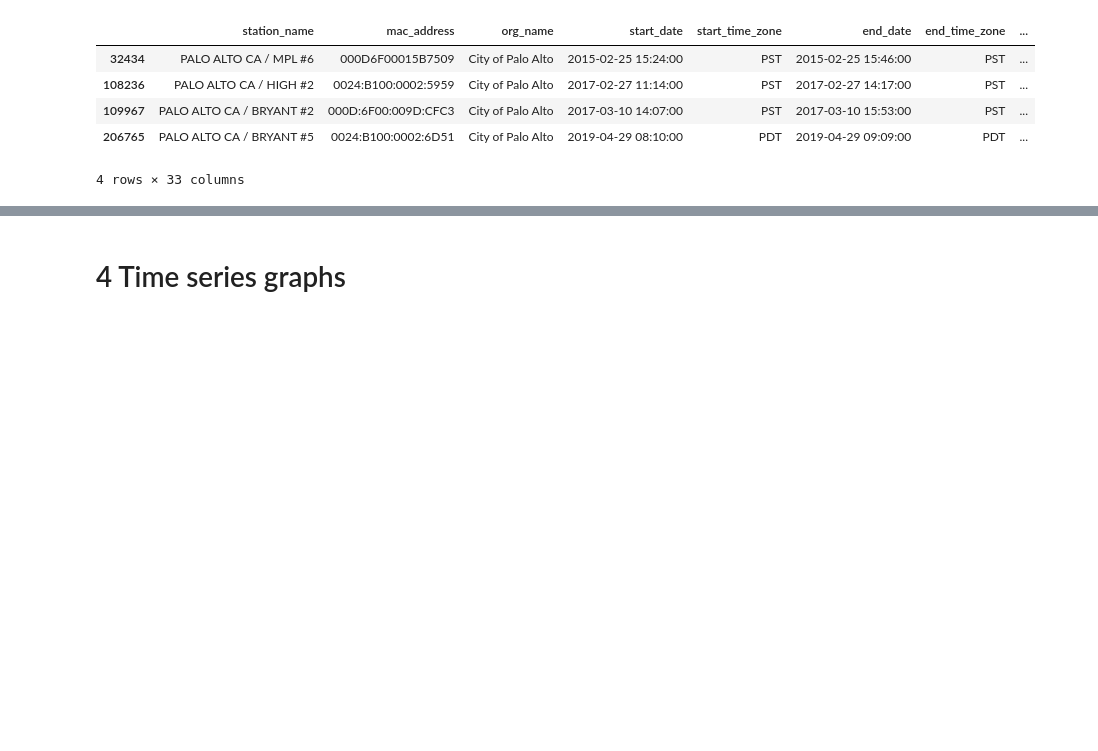
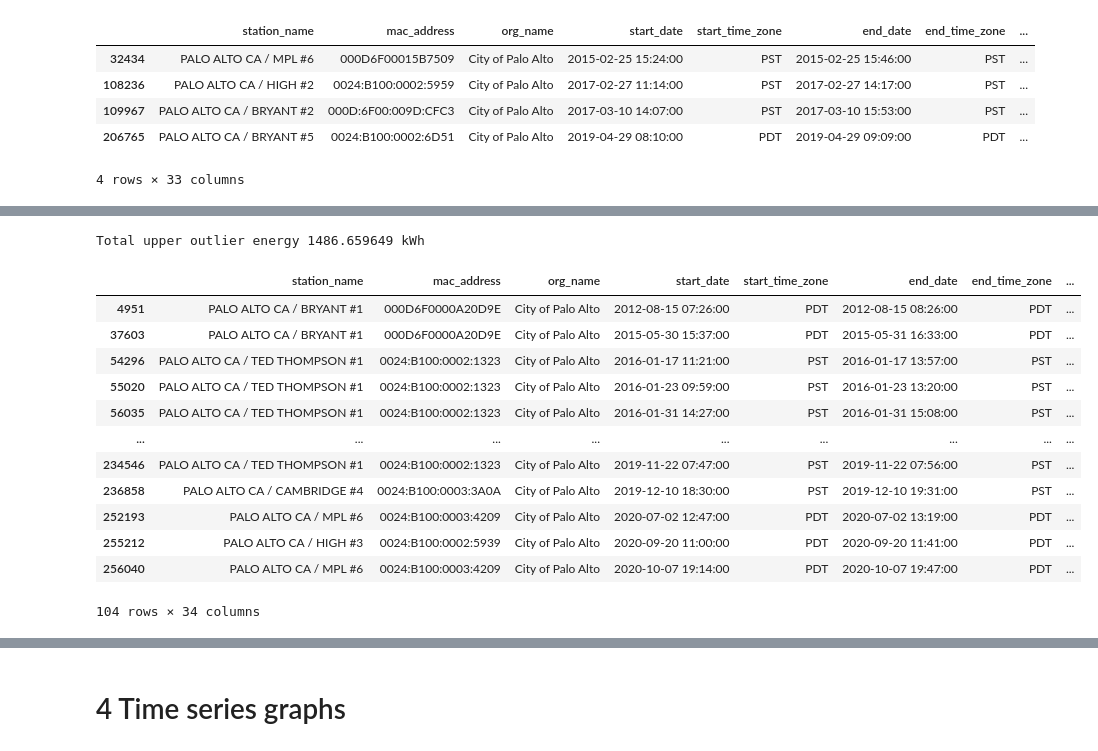
Before and after one commit to CammN/ev_load_fc, a Jupyter notebook: notebooks/01_EV_EDA.ipynb, the cells around one changed output, grey strips where cells are left out. Saved outputs shown, nothing was run; the diff lists cells and outputs as text; code cells hidden in the pictures; blank space fills up the shorter version.

```diff
--- a/notebooks/01_EV_EDA.ipynb
+++ b/notebooks/01_EV_EDA.ipynb
@@ -169,0 +225,19 @@ print(MAD_dict)
+# %%
+upper_kw = 8
+print(f"Total upper outlier energy {ev_data[ev_data['charger_kw']>upper_kw]['energy'].sum()} kWh")
+display(ev_data[ev_data['charger_kw']>upper_kw])
+# %% [output]
+Total upper outlier energy 1486.659649 kWh
+|  | station_name | mac_address | org_name | start_date | start_time_zone | end_date | end_time_zone | ... |
+| 4951 | PALO ALTO CA / BRYANT #1 | 000D6F0000A20D9E | City of Palo Alto | 2012-08-15 07:26:00 | PDT | 2012-08-15 08:26:00 | PDT | ... |
+| 37603 | PALO ALTO CA / BRYANT #1 | 000D6F0000A20D9E | City of Palo Alto | 2015-05-30 15:37:00 | PDT | 2015-05-31 16:33:00 | PDT | ... |
+| 54296 | PALO ALTO CA / TED THOMPSON #1 | 0024:B100:0002:1323 | City of Palo Alto | 2016-01-17 11:21:00 | PST | 2016-01-17 13:57:00 | PST | ... |
+| 55020 | PALO ALTO CA / TED THOMPSON #1 | 0024:B100:0002:1323 | City of Palo Alto | 2016-01-23 09:59:00 | PST | 2016-01-23 13:20:00 | PST | ... |
+| 56035 | PALO ALTO CA / TED THOMPSON #1 | 0024:B100:0002:1323 | City of Palo Alto | 2016-01-31 14:27:00 | PST | 2016-01-31 15:08:00 | PST | ... |
+| ... | ... | ... | ... | ... | ... | ... | ... | ... |
+| 234546 | PALO ALTO CA / TED THOMPSON #1 | 0024:B100:0002:1323 | City of Palo Alto | 2019-11-22 07:47:00 | PST | 2019-11-22 07:56:00 | PST | ... |
+| 236858 | PALO ALTO CA / CAMBRIDGE #4 | 0024:B100:0003:3A0A | City of Palo Alto | 2019-12-10 18:30:00 | PST | 2019-12-10 19:31:00 | PST | ... |
+| 252193 | PALO ALTO CA / MPL #6 | 0024:B100:0003:4209 | City of Palo Alto | 2020-07-02 12:47:00 | PDT | 2020-07-02 13:19:00 | PDT | ... |
+| 255212 | PALO ALTO CA / HIGH #3 | 0024:B100:0002:5939 | City of Palo Alto | 2020-09-20 11:00:00 | PDT | 2020-09-20 11:41:00 | PDT | ... |
+| 256040 | PALO ALTO CA / MPL #6 | 0024:B100:0003:4209 | City of Palo Alto | 2020-10-07 19:14:00 | PDT | 2020-10-07 19:47:00 | PDT | ... |
+104 rows × 34 columns
```
Also changed, not shown: parts of 23 cells of this notebook, 7 other files.
